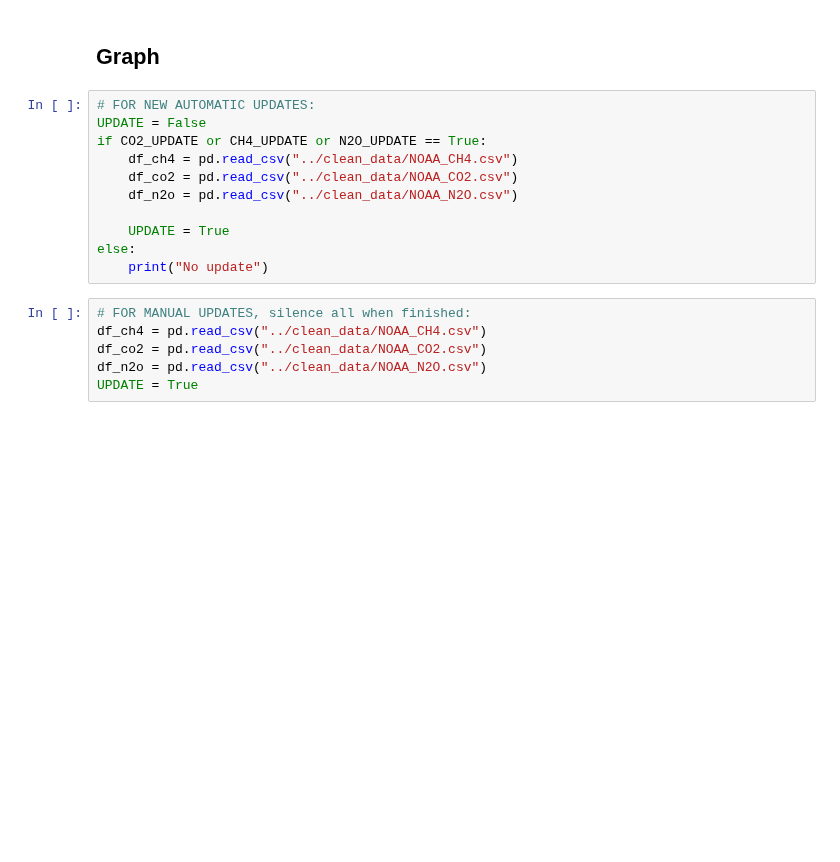
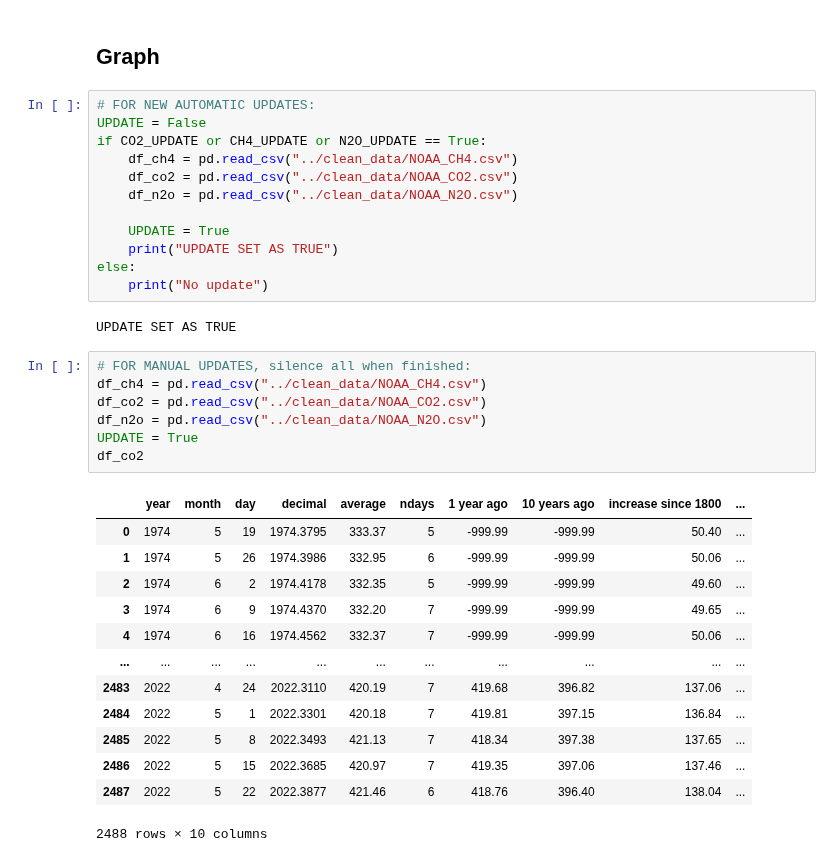
Before and after one commit to dquintani/GreenhouseData, a Jupyter notebook: scripts/Random_Fig_Daily.ipynb, the cells around one changed output. Drawn from its saved outputs; the diff is of its cells as text; blank space fills up the shorter version.

```diff
--- a/scripts/Random_Fig_Daily.ipynb
+++ b/scripts/Random_Fig_Daily.ipynb
@@ -180,14 +188,32 @@ if CO2_UPDATE or CH4_UPDATE or N2O_UPDATE == True:
     df_n2o = pd.read_csv("../clean_data/NOAA_N2O.csv")
 
     UPDATE = True
+    print("UPDATE SET AS TRUE")
 else:
     print("No update")
+# %% [output]
+UPDATE SET AS TRUE
 # %%
 # FOR MANUAL UPDATES, silence all when finished:
 df_ch4 = pd.read_csv("../clean_data/NOAA_CH4.csv")
 df_co2 = pd.read_csv("../clean_data/NOAA_CO2.csv")
 df_n2o = pd.read_csv("../clean_data/NOAA_N2O.csv")
 UPDATE = True
+df_co2
+# %% [output]
+|  | year | month | day | decimal | average | ndays | 1 year ago | 10 years ago | increase since 1800 | ... |
+| 0 | 1974 | 5 | 19 | 1974.3795 | 333.37 | 5 | -999.99 | -999.99 | 50.40 | ... |
+| 1 | 1974 | 5 | 26 | 1974.3986 | 332.95 | 6 | -999.99 | -999.99 | 50.06 | ... |
+| 2 | 1974 | 6 | 2 | 1974.4178 | 332.35 | 5 | -999.99 | -999.99 | 49.60 | ... |
+| 3 | 1974 | 6 | 9 | 1974.4370 | 332.20 | 7 | -999.99 | -999.99 | 49.65 | ... |
+| 4 | 1974 | 6 | 16 | 1974.4562 | 332.37 | 7 | -999.99 | -999.99 | 50.06 | ... |
+| ... | ... | ... | ... | ... | ... | ... | ... | ... | ... | ... |
+| 2483 | 2022 | 4 | 24 | 2022.3110 | 420.19 | 7 | 419.68 | 396.82 | 137.06 | ... |
+| 2484 | 2022 | 5 | 1 | 2022.3301 | 420.18 | 7 | 419.81 | 397.15 | 136.84 | ... |
+| 2485 | 2022 | 5 | 8 | 2022.3493 | 421.13 | 7 | 418.34 | 397.38 | 137.65 | ... |
+| 2486 | 2022 | 5 | 15 | 2022.3685 | 420.97 | 7 | 419.35 | 397.06 | 137.46 | ... |
+| 2487 | 2022 | 5 | 22 | 2022.3877 | 421.46 | 6 | 418.76 | 396.40 | 138.04 | ... |
+2488 rows × 10 columns
 # %%
 
 if UPDATE ==True:
```
Also changed, not shown: parts of 8 cells of this notebook, 3 other files.
